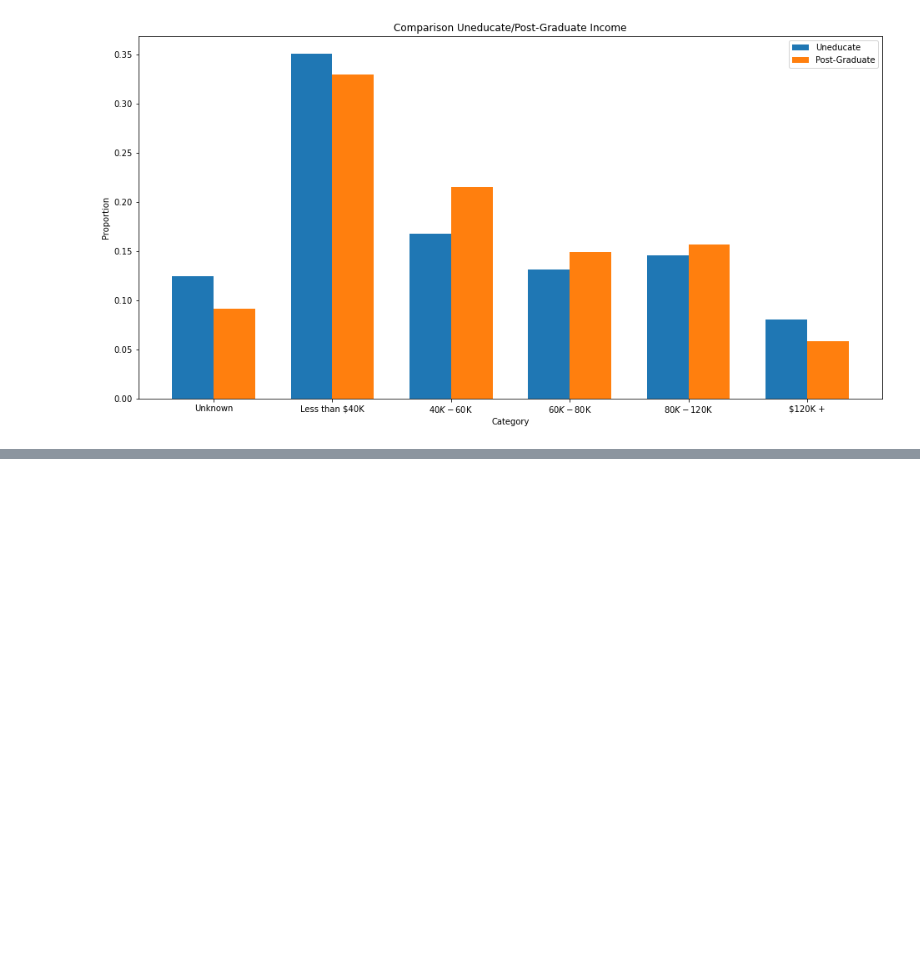
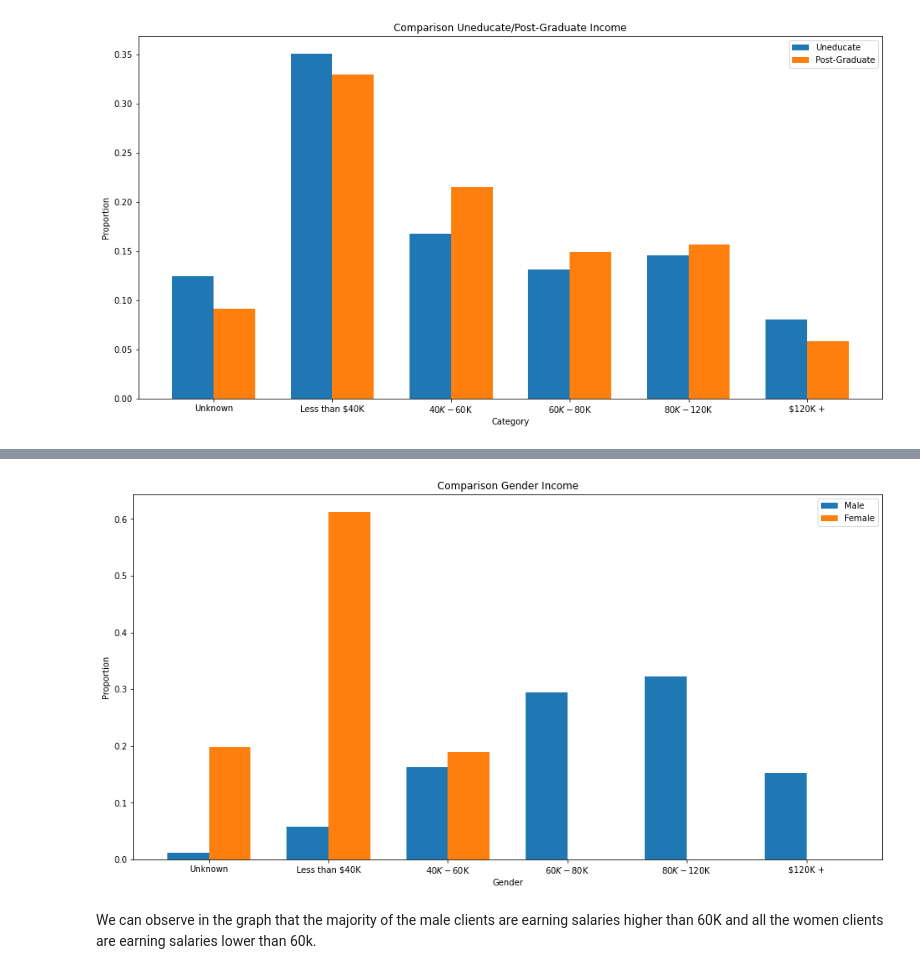
Before and after one commit to cmdraghici/BankChurners, a Jupyter notebook: SalaryQuestions.ipynb, the cells around one changed output, grey strips where cells are left out. Drawn from its saved outputs; the diff is of its cells as text; code cells hidden in the pictures; blank space fills up the shorter version.

```diff
--- a/SalaryQuestions.ipynb
+++ b/SalaryQuestions.ipynb
@@ -17,11 +17,10 @@ df.head()
 | 4 | 709106358 | Existing Customer | 40 | M | 3 | Uneducated | Married | ... |
 5 rows × 21 columns
 # %%
-incomeRanges = df['Income_Category'].unique()
 column_values = ['Unknown', 'Uneducated', 'High School', 'College', 'Graduate', 'Post-Graduate', 'Doctorate']
 index_values = ['Unknown', 'Less than $40K', '$40K - $60K', '$60K - $80K', '$80K - $120K', '$120K +']
 incomeAllDf = pd.DataFrame(index = index_values, columns = column_values)
-for income in incomeRanges:
+for income in index_values:
     incomeCount = df.loc[df['Income_Category'] == income, ['Education_Level']].value_counts()
     for column in column_values:
         incomeAllDf.loc[income, column] = incomeCount[column].values[0]
@@ -149,3 +148,15 @@ ax.legend()
 plt.show()
 # %% [output]
 [figure]
+# %%
+column_values = ['M', 'F']
+index_values = ['Unknown', 'Less than $40K', '$40K - $60K', '$60K - $80K', '$80K - $120K', '$120K +']
+incomeAllGe = pd.DataFrame(index = index_values, columns = column_values)
+for income in index_values:
+    incomeCount = df.loc[df['Income_Category'] == income, ['Gender']].value_counts()
+    for column in column_values:
+        try:
+            incomeAllGe.loc[income, column] = incomeCount[column].values[0]
+        except KeyError:
+            incomeAllGe.loc[income, column] = 0
+incomeAllGe
@@ -151,0 +171,4 @@ plt.show()
+# %%
+for column in incomeAllGe.columns:
+    incomeAllGe[column] = incomeAllGe[column] / incomeAllGe[column].sum()
+incomeAllGe
@@ -151,0 +183,19 @@ plt.show()
+# %%
+fig, ax = plt.subplots()
+fig.set_size_inches(16, 8)
+uneducated = ax.bar(index, incomeAllGe['M'], bar_width, label="Male")
+
+doctorate = ax.bar(index+bar_width, incomeAllGe['F'], bar_width, label="Female")
+
+ax.set_xlabel('Gender')
+ax.set_ylabel('Proportion')
+ax.set_title('Comparison Gender Income')
+ax.set_xticks(index + bar_width / 2)
+ax.set_xticklabels(index_values)
+ax.legend()
+
+plt.show()
+# %% [output]
+[figure, added]
+# %% [markdown]
+We can observe in the graph that the majority of the male clients are earning salaries higher than 60K and all the women clients are earning salaries lower than 60k.
```
Also changed, not shown: parts of 2 cells of this notebook.
